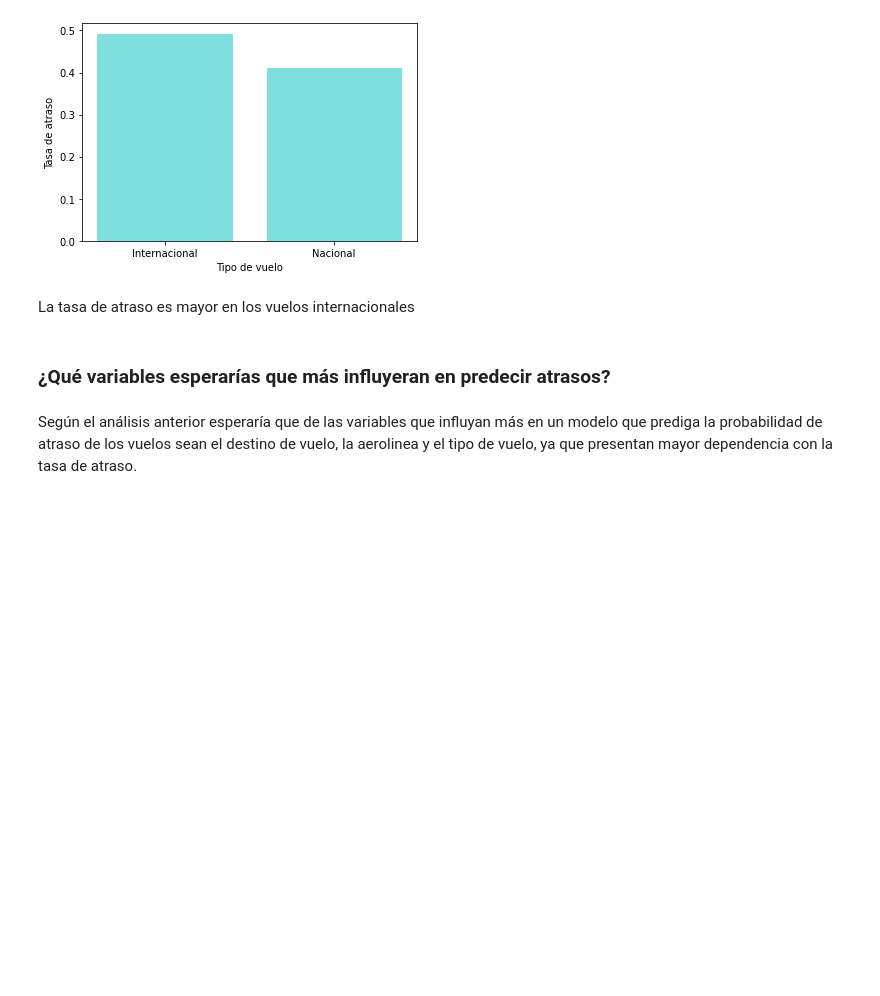
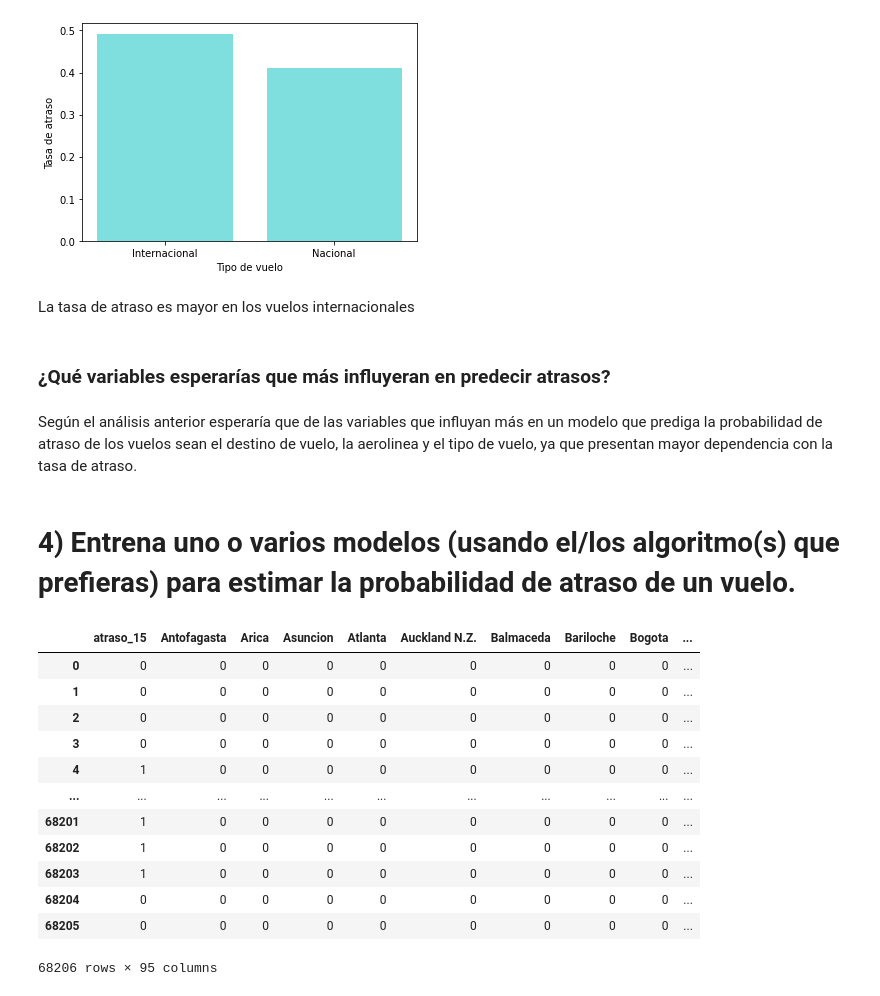
Before and after one commit to lorenagh/latam, a Jupyter notebook: solution.ipynb, the cells around one changed output. Cells and saved outputs as stored; diff of their text form; code cells hidden in the pictures; blank space fills up the shorter version.

```diff
--- a/solution.ipynb
+++ b/solution.ipynb
@@ -803,3 +801,35 @@ La tasa de atraso es mayor en los vuelos internacionales
 ### ¿Qué variables esperarías que más influyeran en predecir atrasos?
 # %% [markdown]
 Según el análisis anterior esperaría que de las variables que influyan más en un modelo que prediga la probabilidad de atraso de los vuelos sean el destino de vuelo, la aerolinea y el tipo de vuelo, ya que presentan mayor dependencia con la tasa de atraso.
+# %% [markdown]
+# 4) Entrena uno o varios modelos (usando el/los algoritmo(s) que prefieras) para estimar la probabilidad de atraso de un vuelo.
+# %%
+data['temporada_alta'] = data['temporada_alta'].replace({1: 'alta', 0:'baja'})
+
+dummiesOPERA = pd.get_dummies(data['OPERA'])
+dummiesTIPOVUELO = pd.get_dummies(data['TIPOVUELO'])
+dummiesDIANOM = pd.get_dummies(data['DIANOM'])
+dummiesTemporada_alta = pd.get_dummies(data['temporada_alta'])
+dummiesperiodo_dia = pd.get_dummies(data['periodo_dia'])
+#dummiesMES = pd.get_dummies(data['MES'])
+dummiesSIGLADES = pd.get_dummies(data['SIGLADES'])
+
+merged = pd.concat([data,dummiesSIGLADES,dummiesOPERA, dummiesTIPOVUELO, dummiesDIANOM], axis='columns')
+merged = merged.drop(['Unnamed: 0','Fecha-I','Vlo-I','Ori-I','Des-I','Emp-I','Fecha-O','Vlo-O','Ori-O',\
+                      'Des-O','Emp-O','OPERA', 'TIPOVUELO', 'DIANOM', 'MES','SIGLADES', 'temporada_alta',\
+                      'periodo_dia','DIA', 'AÑO', 'dif_min', 'SIGLAORI'], axis='columns')
+merged
+# %% [output]
+|  | atraso_15 | Antofagasta | Arica | Asuncion | Atlanta | Auckland N.Z. | Balmaceda | Bariloche | Bogota | ... |
+| 0 | 0 | 0 | 0 | 0 | 0 | 0 | 0 | 0 | 0 | ... |
+| 1 | 0 | 0 | 0 | 0 | 0 | 0 | 0 | 0 | 0 | ... |
+| 2 | 0 | 0 | 0 | 0 | 0 | 0 | 0 | 0 | 0 | ... |
+| 3 | 0 | 0 | 0 | 0 | 0 | 0 | 0 | 0 | 0 | ... |
+| 4 | 1 | 0 | 0 | 0 | 0 | 0 | 0 | 0 | 0 | ... |
+| ... | ... | ... | ... | ... | ... | ... | ... | ... | ... | ... |
+| 68201 | 1 | 0 | 0 | 0 | 0 | 0 | 0 | 0 | 0 | ... |
+| 68202 | 1 | 0 | 0 | 0 | 0 | 0 | 0 | 0 | 0 | ... |
+| 68203 | 1 | 0 | 0 | 0 | 0 | 0 | 0 | 0 | 0 | ... |
+| 68204 | 0 | 0 | 0 | 0 | 0 | 0 | 0 | 0 | 0 | ... |
+| 68205 | 0 | 0 | 0 | 0 | 0 | 0 | 0 | 0 | 0 | ... |
+68206 rows × 95 columns
```
Also changed, not shown: parts of 20 cells of this notebook, 1 other file.
